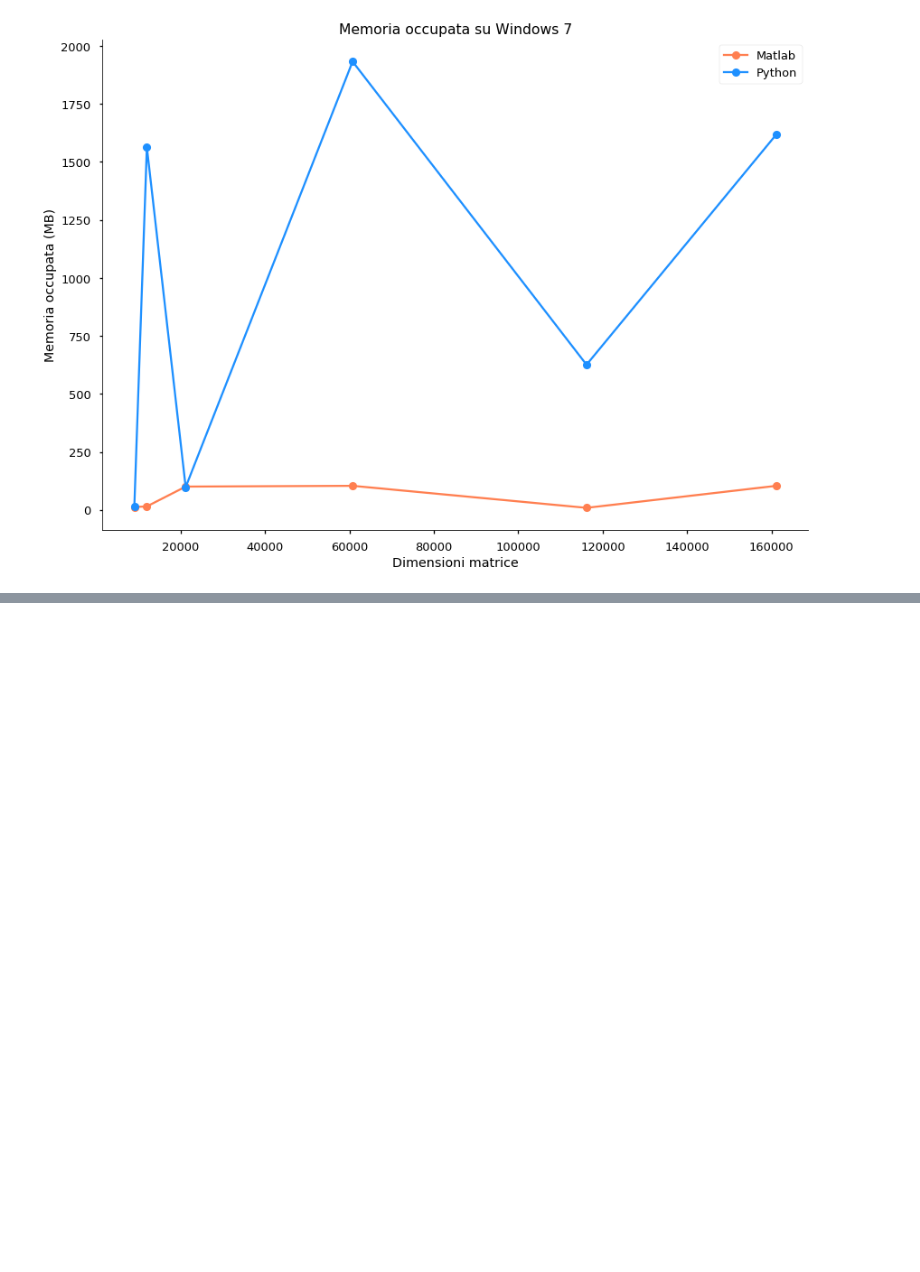
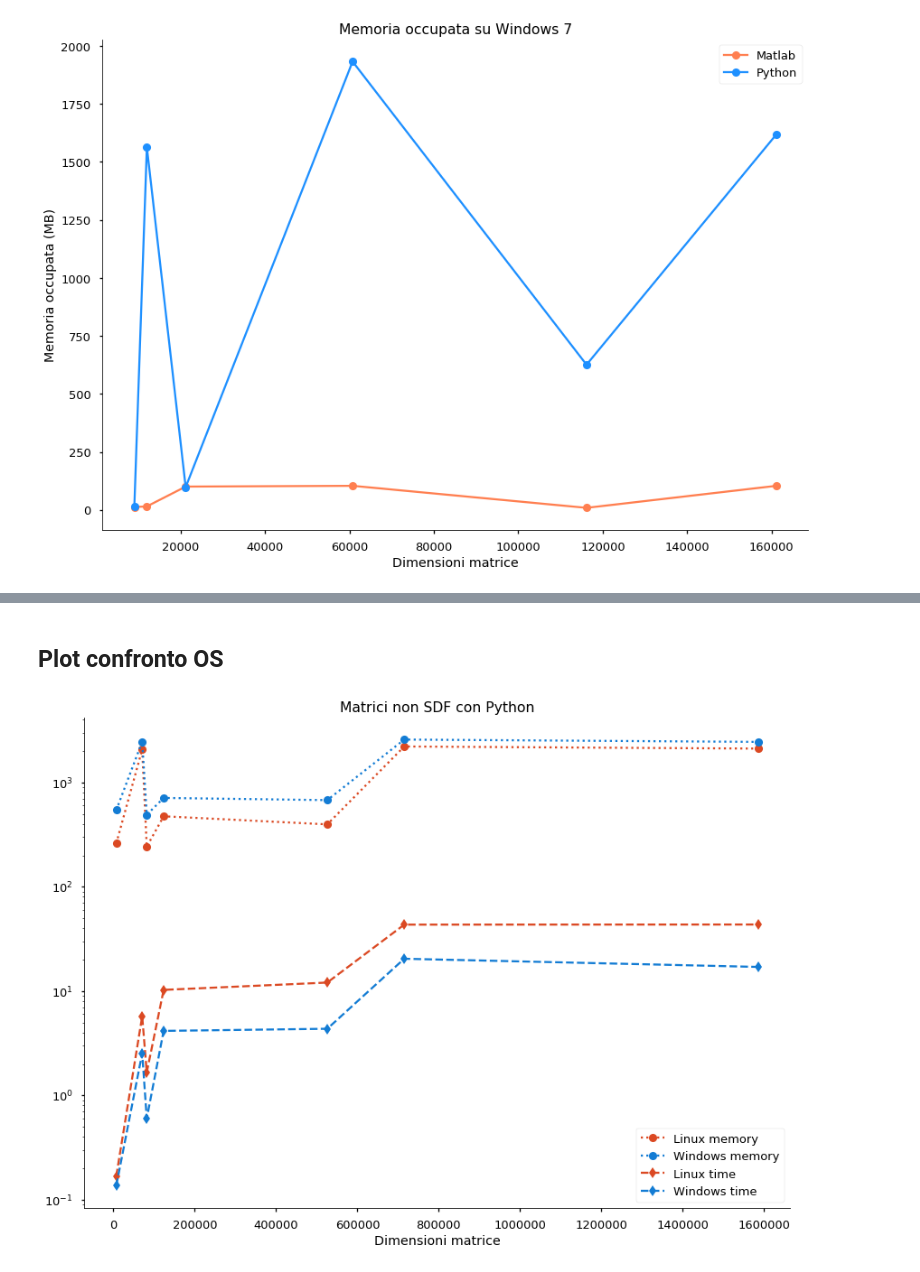
Before and after one commit to PCampi/algebra-lineare, a Jupyter notebook: Grafici.ipynb, the cells around one changed output, grey strips where cells are left out. Drawn from its saved outputs; the diff is of its cells as text; code cells hidden in the pictures; blank space fills up the shorter version.

```diff
--- a/Grafici.ipynb
+++ b/Grafici.ipynb
@@ -343 +351,3 @@ pl.savefig('./immagini_finali/unsym-ubuntu.png', bbox_inches='tight')
 [figure]
+# %% [markdown]
+## Plot confronto OS
@@ -343,0 +397,5 @@ pl.savefig('./immagini_finali/unsym-ubuntu.png', bbox_inches='tight')
+# %%
+mega_plot_os(python_ubuntu_sdf, python_windows_sdf, 'non SDF', 'Python', fill=False)
+pl.savefig('./immagini_finali/unsym-python.png', bbox_inches='tight')
+# %% [output]
+[figure, added]
```
Also changed, not shown: parts of 10 cells of this notebook.
